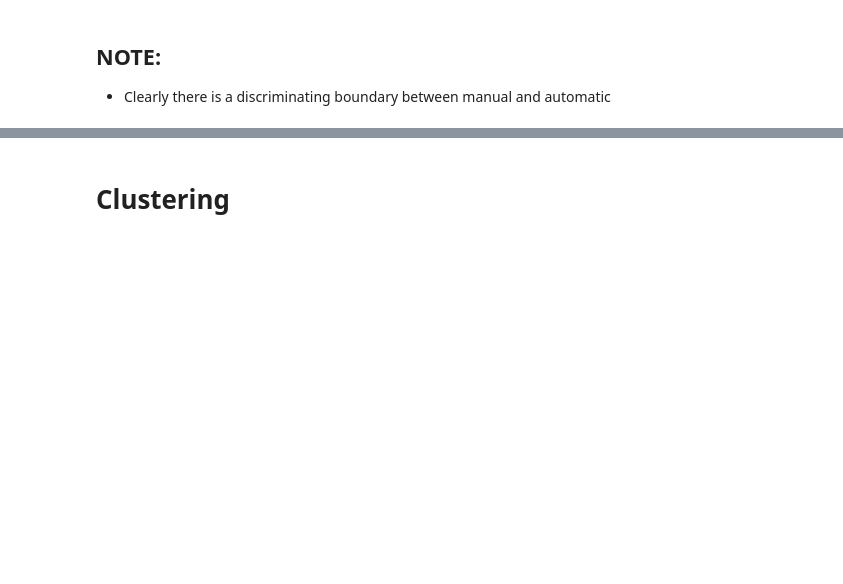
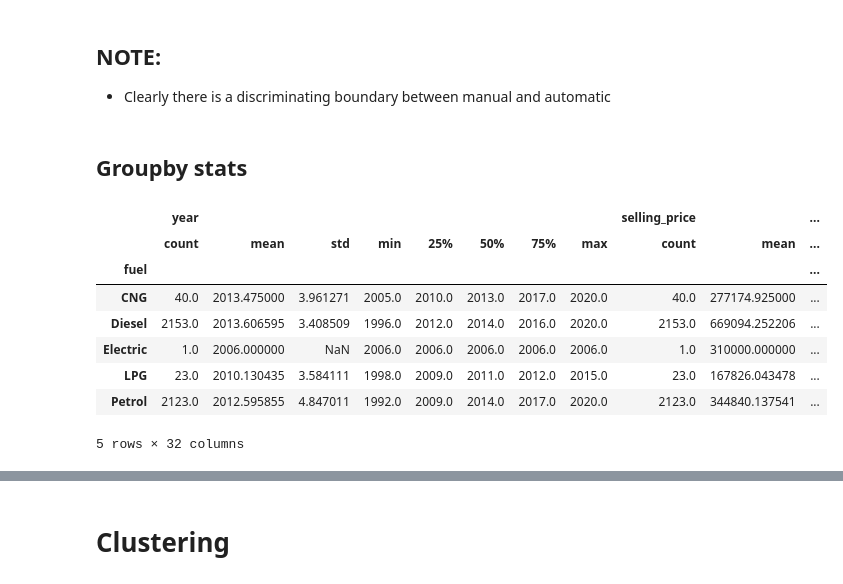
Before and after one commit to sameervk/OpenDataScienceSandbox, a Jupyter notebook: QuantileRegression/QuantileRegression_nb1.ipynb, the cells around one changed output, grey strips where cells are left out. Cells and saved outputs as stored; diff of their text form; code cells hidden in the pictures; blank space fills up the shorter version.

```diff
--- a/QuantileRegression/QuantileRegression_nb1.ipynb
+++ b/QuantileRegression/QuantileRegression_nb1.ipynb
@@ -137,3 +153,19 @@ plt.show()
 ## NOTE:
 
 * Clearly there is a discriminating boundary between manual and automatic
+# %% [markdown]
+## Groupby stats
+# %%
+df_gb_fuel = df.groupby(by='fuel')
+# %%
+df_gb_fuel.describe()
+# %% [output]
+|  | year |  |  |  |  |  |  |  | selling_price |  | ... |
+|  | count | mean | std | min | 25% | 50% | 75% | max | count | mean | ... |
+| fuel |  |  |  |  |  |  |  |  |  |  | ... |
+| CNG | 40.0 | 2013.475000 | 3.961271 | 2005.0 | 2010.0 | 2013.0 | 2017.0 | 2020.0 | 40.0 | 277174.925000 | ... |
+| Diesel | 2153.0 | 2013.606595 | 3.408509 | 1996.0 | 2012.0 | 2014.0 | 2016.0 | 2020.0 | 2153.0 | 669094.252206 | ... |
+| Electric | 1.0 | 2006.000000 | NaN | 2006.0 | 2006.0 | 2006.0 | 2006.0 | 2006.0 | 1.0 | 310000.000000 | ... |
+| LPG | 23.0 | 2010.130435 | 3.584111 | 1998.0 | 2009.0 | 2011.0 | 2012.0 | 2015.0 | 23.0 | 167826.043478 | ... |
+| Petrol | 2123.0 | 2012.595855 | 4.847011 | 1992.0 | 2009.0 | 2014.0 | 2017.0 | 2020.0 | 2123.0 | 344840.137541 | ... |
+5 rows × 32 columns
```
Also changed, not shown: parts of 12 cells of this notebook.
